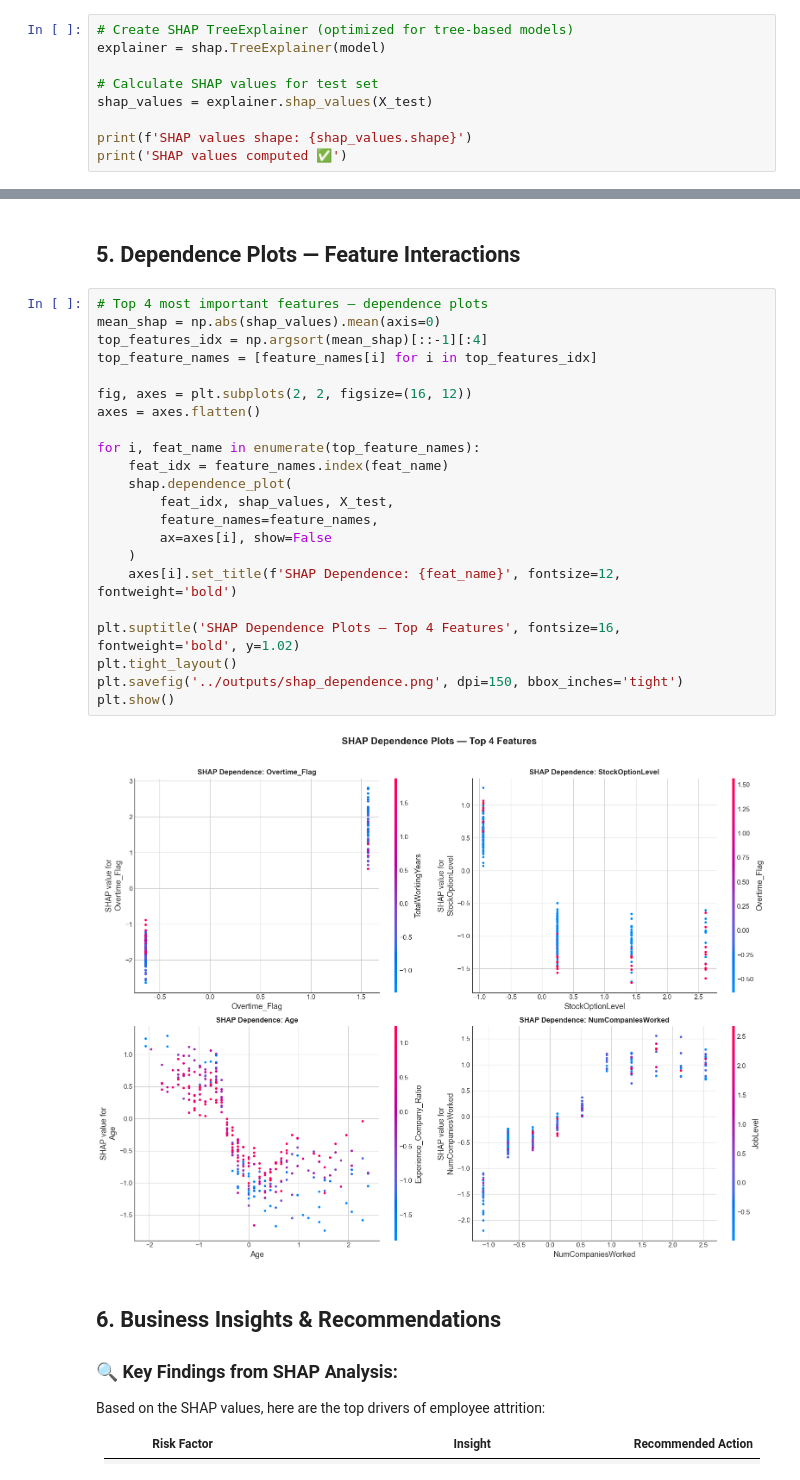
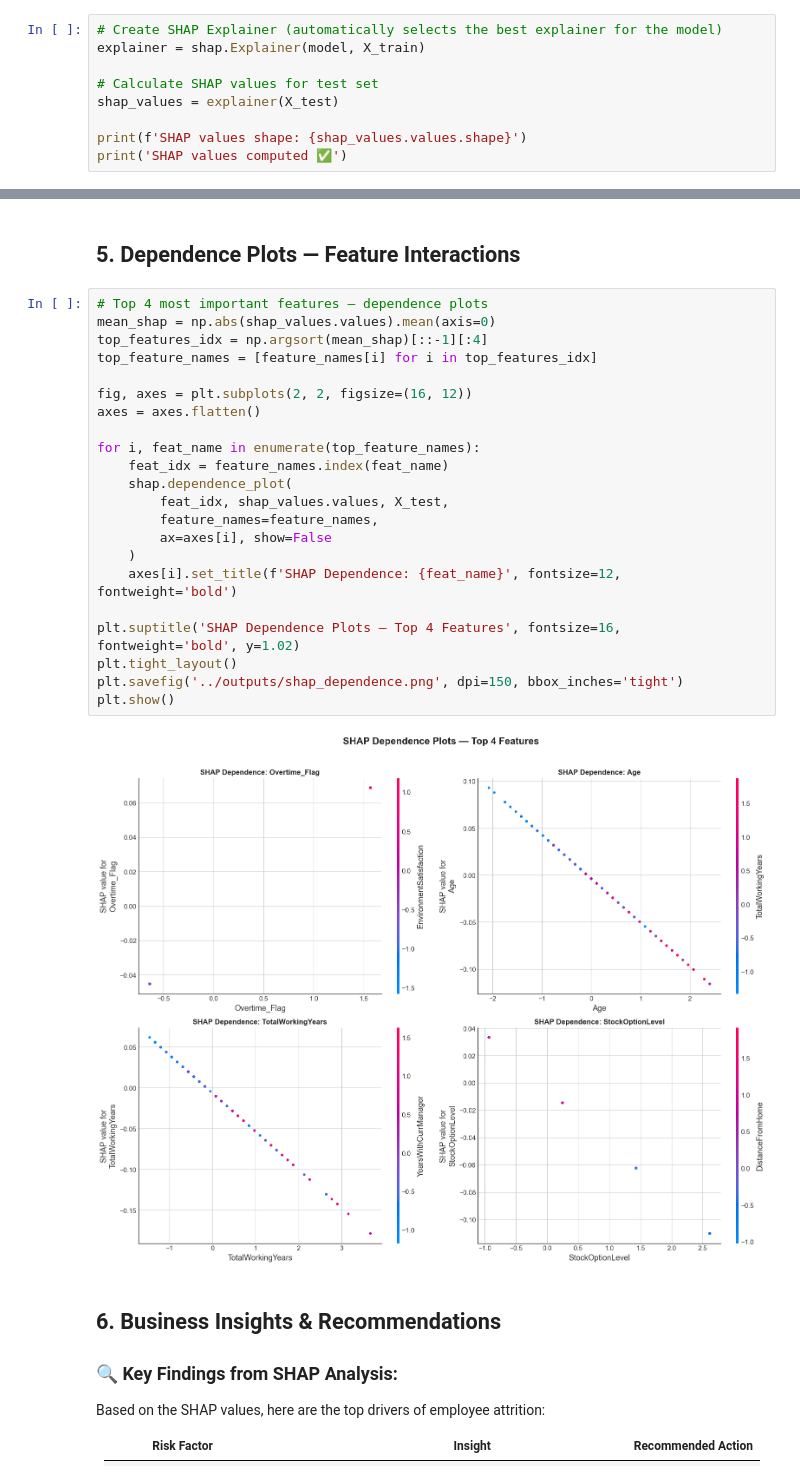
Before and after one commit to alfandoo/attrition-prediction-intelligence, a Jupyter notebook: notebooks/05_interpretation.ipynb, the cells around one changed output, grey strips where cells are left out. Drawn from its saved outputs; the diff is of its cells as text.

```diff
--- a/notebooks/05_interpretation.ipynb
+++ b/notebooks/05_interpretation.ipynb
@@ -74,12 +82,12 @@ Test samples: 294
 # %% [markdown]
 ## 2. Compute SHAP Values
 # %%
-# Create SHAP TreeExplainer (optimized for tree-based models)
-explainer = shap.TreeExplainer(model)
+# Create SHAP Explainer (automatically selects the best explainer for the model)
+explainer = shap.Explainer(model, X_train)
 
 # Calculate SHAP values for test set
-shap_values = explainer.shap_values(X_test)
+shap_values = explainer(X_test)
 
-print(f'SHAP values shape: {shap_values.shape}')
+print(f'SHAP values shape: {shap_values.values.shape}')
 print('SHAP values computed ✅')
 # %% [output]
@@ -186,28 +194,28 @@ plt.show()
 ## 5. Dependence Plots — Feature Interactions
 # %%
 # Top 4 most important features — dependence plots
-mean_shap = np.abs(shap_values).mean(axis=0)
+mean_shap = np.abs(shap_values.values).mean(axis=0)
 top_features_idx = np.argsort(mean_shap)[::-1][:4]
 top_feature_names = [feature_names[i] for i in top_features_idx]
 
 fig, axes = plt.subplots(2, 2, figsize=(16, 12))
 axes = axes.flatten()
 
 for i, feat_name in enumerate(top_feature_names):
     feat_idx = feature_names.index(feat_name)
     shap.dependence_plot(
-        feat_idx, shap_values, X_test,
+        feat_idx, shap_values.values, X_test,
         feature_names=feature_names,
         ax=axes[i], show=False
     )
     axes[i].set_title(f'SHAP Dependence: {feat_name}', fontsize=12, fontweight='bold')
 
 plt.suptitle('SHAP Dependence Plots — Top 4 Features', fontsize=16, fontweight='bold', y=1.02)
 plt.tight_layout()
 plt.savefig('../outputs/shap_dependence.png', dpi=150, bbox_inches='tight')
 plt.show()
 # %% [output]
-[figure, old version]
+[figure, new version]
 # %% [markdown]
 ## 6. Business Insights & Recommendations
 
```
Also changed, not shown: parts of 7 cells of this notebook, 7 other files.
